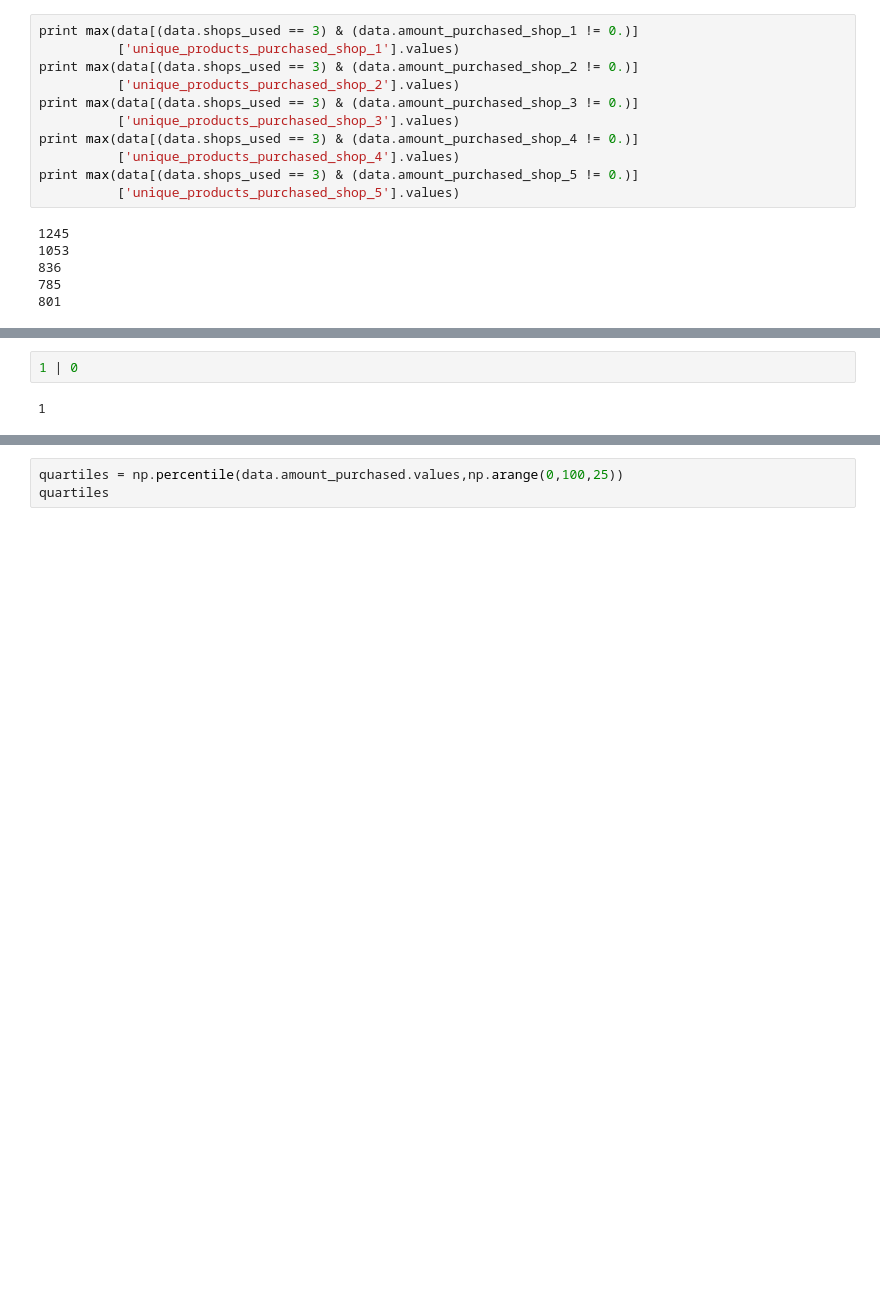
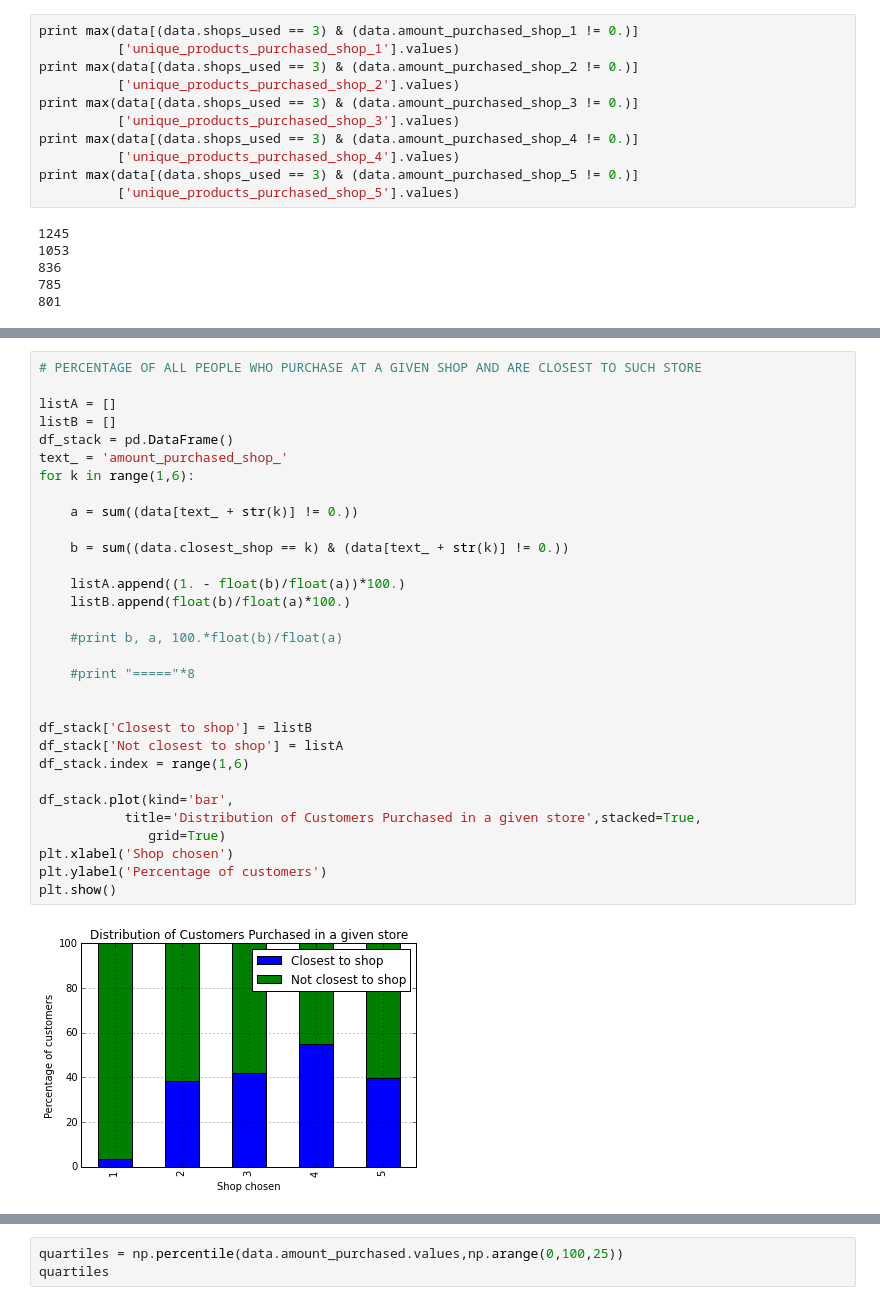
Before and after one commit to rcuevass/clustering_PCA_marketing, a Jupyter notebook: Store range effect in purchase.ipynb, the cells around one changed output, grey strips where cells are left out. Cells and saved outputs as stored; diff of their text form; blank space fills up the shorter version.

```diff
--- a/Store range effect in purchase.ipynb
+++ b/Store range effect in purchase.ipynb
@@ -918,4 +612,33 @@ print "====="*8
-# %%
-1 | 0
-# %% [output]
-1
+# %%
+# PERCENTAGE OF ALL PEOPLE WHO PURCHASE AT A GIVEN SHOP AND ARE CLOSEST TO SUCH STORE
+
+listA = []
+listB = []
+df_stack = pd.DataFrame()
+text_ = 'amount_purchased_shop_'
+for k in range(1,6):
+
+    a = sum((data[text_ + str(k)] != 0.))
+
+    b = sum((data.closest_shop == k) & (data[text_ + str(k)] != 0.))
+
+    listA.append((1. - float(b)/float(a))*100.)
+    listB.append(float(b)/float(a)*100.)
+
+    #print b, a, 100.*float(b)/float(a)
+
+    #print "====="*8
+
+
+df_stack['Closest to shop'] = listB
+df_stack['Not closest to shop'] = listA
+df_stack.index = range(1,6)
+
+df_stack.plot(kind='bar',
+           title='Distribution of Customers Purchased in a given store',stacked=True,
+              grid=True)
+plt.xlabel('Shop chosen')
+plt.ylabel('Percentage of customers')
+plt.show()
+# %% [output]
+[figure, added]
```
Also changed, not shown: parts of 12 cells of this notebook.
